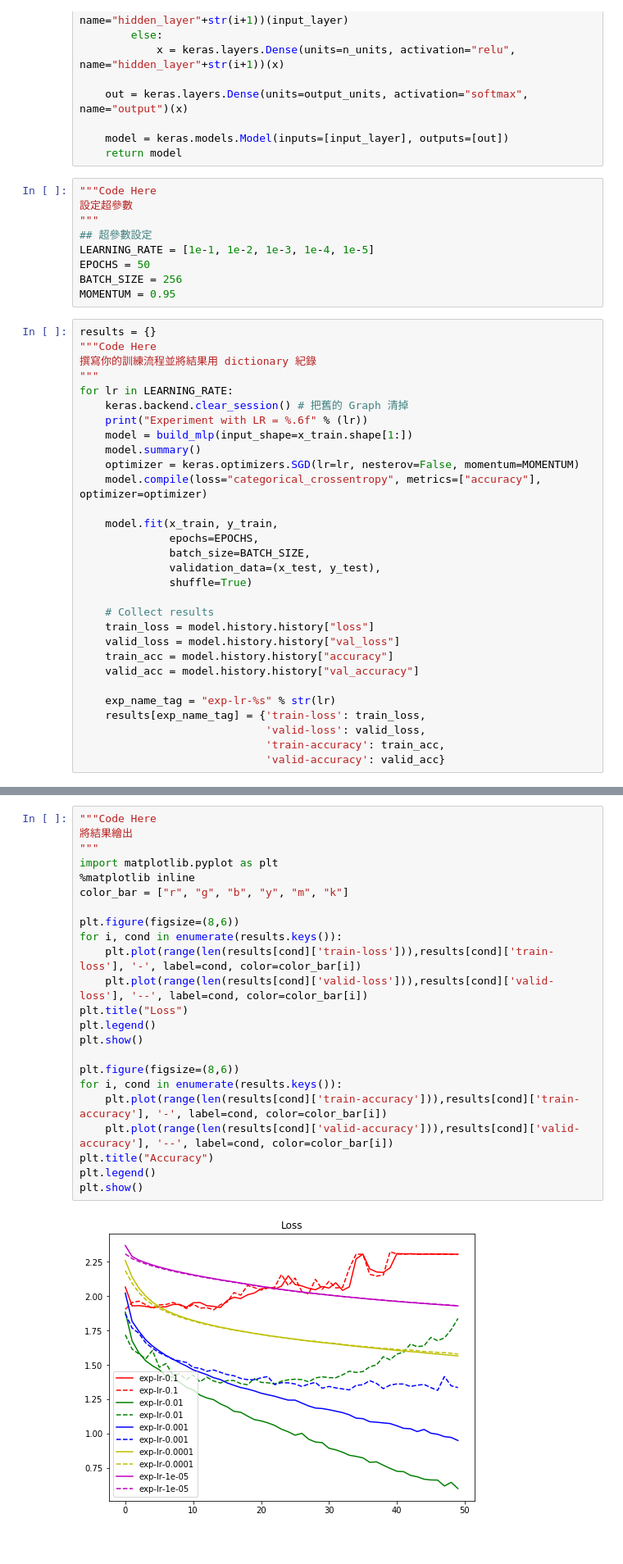
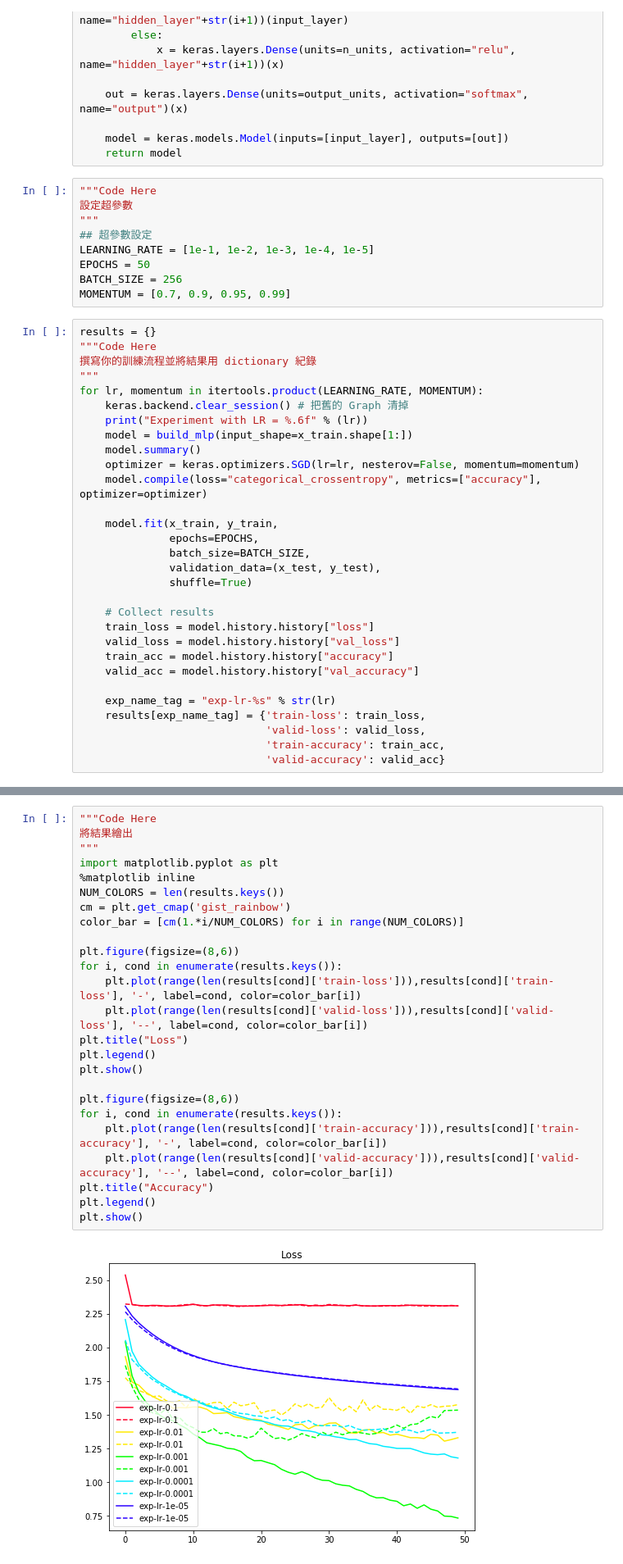
Before and after one commit to s65426425/ML100Days, a Jupyter notebook: Day079_HW.ipynb, the cells around one changed output, grey strips where cells are left out. Shown at 82% size. Saved outputs shown, nothing was run; the diff lists cells and outputs as text.

```diff
--- a/Day079_HW.ipynb
+++ b/Day079_HW.ipynb
@@ -54,18 +55,18 @@ def build_mlp(input_shape, output_units=10, num_neurons=[512, 256, 128]):
 LEARNING_RATE = [1e-1, 1e-2, 1e-3, 1e-4, 1e-5]
 EPOCHS = 50
 BATCH_SIZE = 256
-MOMENTUM = 0.95
+MOMENTUM = [0.7, 0.9, 0.95, 0.99]
 # %%
 results = {}
 """Code Here
 撰寫你的訓練流程並將結果用 dictionary 紀錄
 """
-for lr in LEARNING_RATE:
+for lr, momentum in itertools.product(LEARNING_RATE, MOMENTUM):
     keras.backend.clear_session() # 把舊的 Graph 清掉
     print("Experiment with LR = %.6f" % (lr))
     model = build_mlp(input_shape=x_train.shape[1:])
     model.summary()
-    optimizer = keras.optimizers.SGD(lr=lr, nesterov=False, momentum=MOMENTUM)
+    optimizer = keras.optimizers.SGD(lr=lr, nesterov=False, momentum=momentum)
     model.compile(loss="categorical_crossentropy", metrics=["accuracy"], optimizer=optimizer)
 
     model.fit(x_train, y_train,
@@ -106,25 +107,27 @@ Epoch 50/50
 # %%
 """Code Here
 將結果繪出
 """
 import matplotlib.pyplot as plt
 %matplotlib inline
-color_bar = ["r", "g", "b", "y", "m", "k"]
+NUM_COLORS = len(results.keys())
+cm = plt.get_cmap('gist_rainbow')
+color_bar = [cm(1.*i/NUM_COLORS) for i in range(NUM_COLORS)]
 
 plt.figure(figsize=(8,6))
 for i, cond in enumerate(results.keys()):
     plt.plot(range(len(results[cond]['train-loss'])),results[cond]['train-loss'], '-', label=cond, color=color_bar[i])
     plt.plot(range(len(results[cond]['valid-loss'])),results[cond]['valid-loss'], '--', label=cond, color=color_bar[i])
 plt.title("Loss")
 plt.legend()
 plt.show()
 
 plt.figure(figsize=(8,6))
 for i, cond in enumerate(results.keys()):
     plt.plot(range(len(results[cond]['train-accuracy'])),results[cond]['train-accuracy'], '-', label=cond, color=color_bar[i])
     plt.plot(range(len(results[cond]['valid-accuracy'])),results[cond]['valid-accuracy'], '--', label=cond, color=color_bar[i])
 plt.title("Accuracy")
 plt.legend()
 plt.show()
 # %% [output]
-[figure, old version]
+[figure, new version]
```
Also changed, not shown: parts of 3 cells of this notebook.
